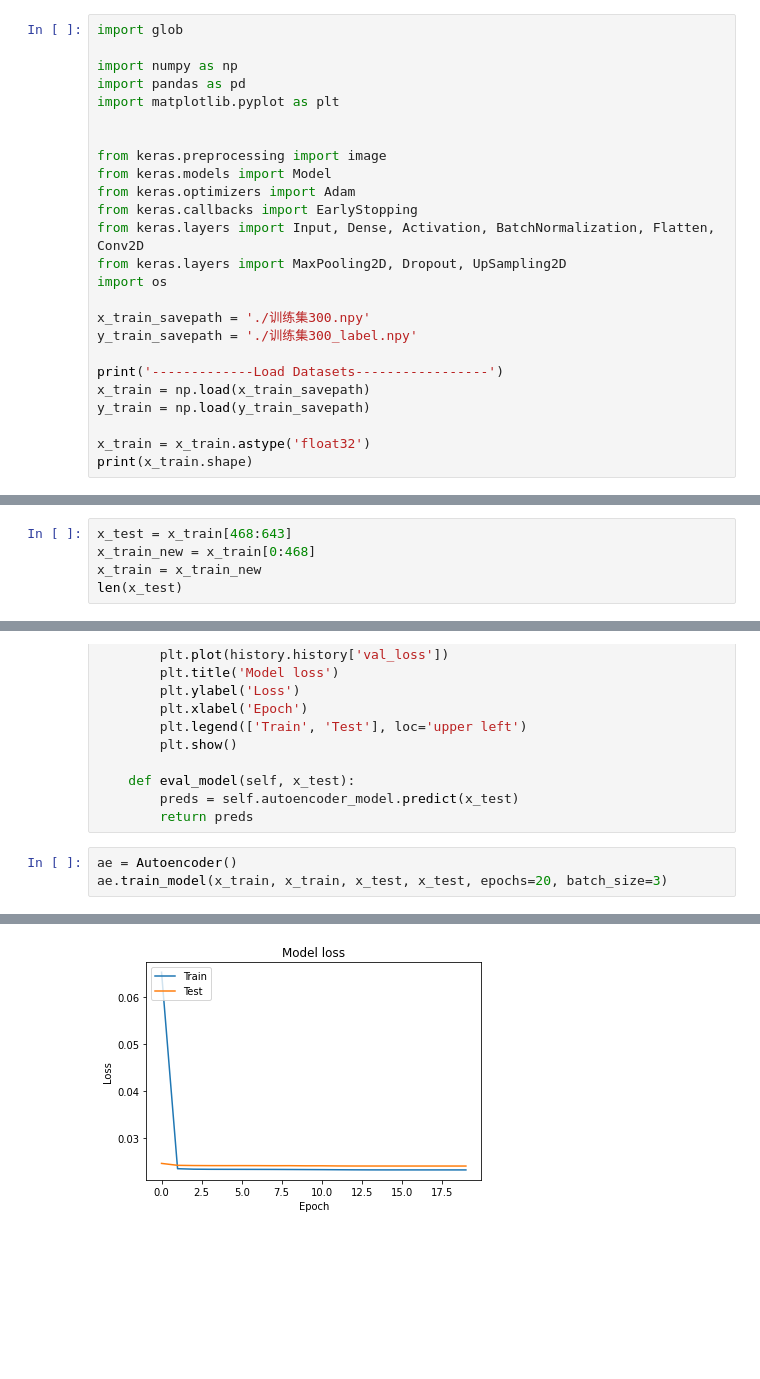
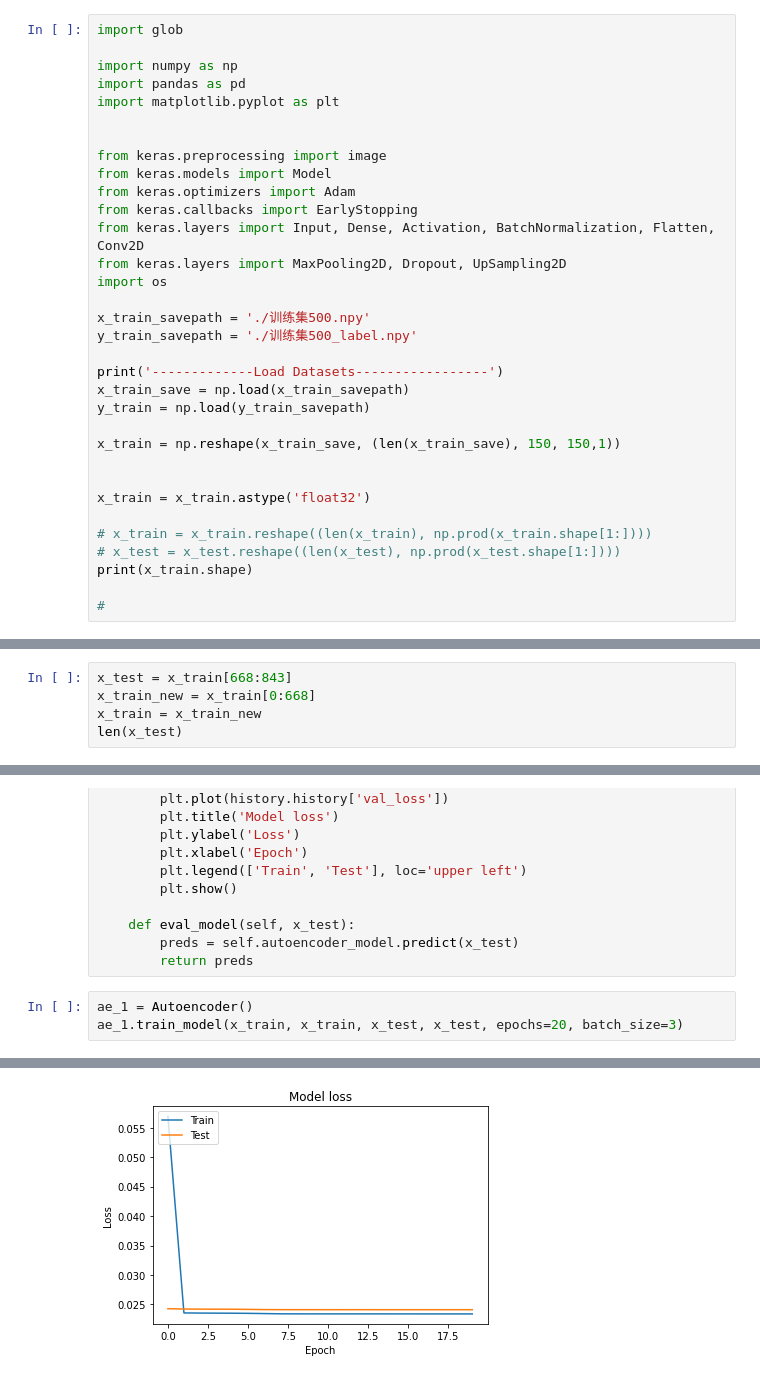
Before and after one commit to Mingrui-Wang/Chromosomal-anomaly-detection-Deep-Learning-, a Jupyter notebook: double_autoencoder.ipynb, the cells around one changed output, grey strips where cells are left out. Saved outputs shown, nothing was run; the diff lists cells and outputs as text; blank space fills up the shorter version.

```diff
--- a/double_autoencoder.ipynb
+++ b/double_autoencoder.ipynb
@@ -44,14 +44,22 @@ from keras.layers import Input, Dense, Activation, BatchNormalization, Flatten,
 from keras.layers import MaxPooling2D, Dropout, UpSampling2D
 import os
 
-x_train_savepath = './训练集300.npy'
-y_train_savepath = './训练集300_label.npy'
+x_train_savepath = './训练集500.npy'
+y_train_savepath = './训练集500_label.npy'
 
 print('-------------Load Datasets-----------------')
-x_train = np.load(x_train_savepath)
+x_train_save = np.load(x_train_savepath)
 y_train = np.load(y_train_savepath)
 
+x_train = np.reshape(x_train_save, (len(x_train_save), 150, 150,1))
+
+
 x_train = x_train.astype('float32')
+
+# x_train = x_train.reshape((len(x_train), np.prod(x_train.shape[1:])))
+# x_test = x_test.reshape((len(x_test), np.prod(x_test.shape[1:])))
 print(x_train.shape)
+
+#
 # %% [output]
 -------------Load Datasets-----------------
@@ -59,6 +67,6 @@ print(x_train.shape)
 # %%
-x_test = x_train[468:643]
-x_train_new = x_train[0:468]
+x_test = x_train[668:843]
+x_train_new = x_train[0:668]
 x_train = x_train_new
 len(x_test)
 # %% [output]
@@ -141,8 +149,8 @@ class Autoencoder():
         preds = self.autoencoder_model.predict(x_test)
         return preds
 # %%
-ae = Autoencoder()
-ae.train_model(x_train, x_train, x_test, x_test, epochs=20, batch_size=3)
+ae_1 = Autoencoder()
+ae_1.train_model(x_train, x_train, x_test, x_test, epochs=20, batch_size=3)
 # %% [output]
 Model: "functional_1"
 _________________________________________________________________
@@ -164,2 +172,2 @@ Epoch 20/20
-[figure, old version]
+[figure, new version]
 # %%
```
Also changed, not shown: parts of 27 cells of this notebook.
